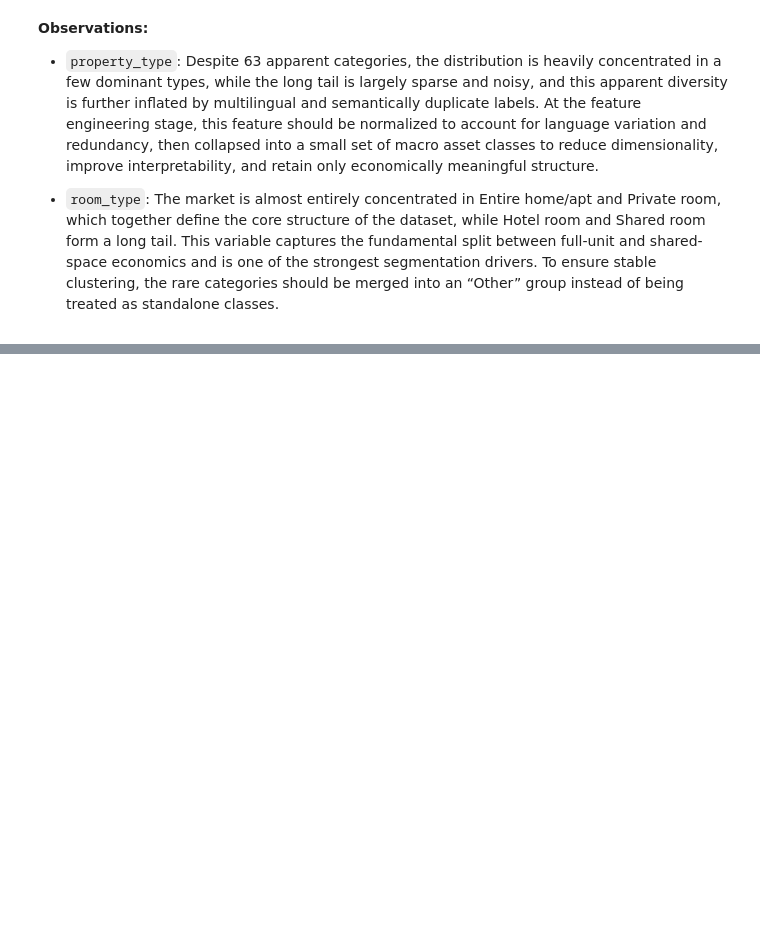
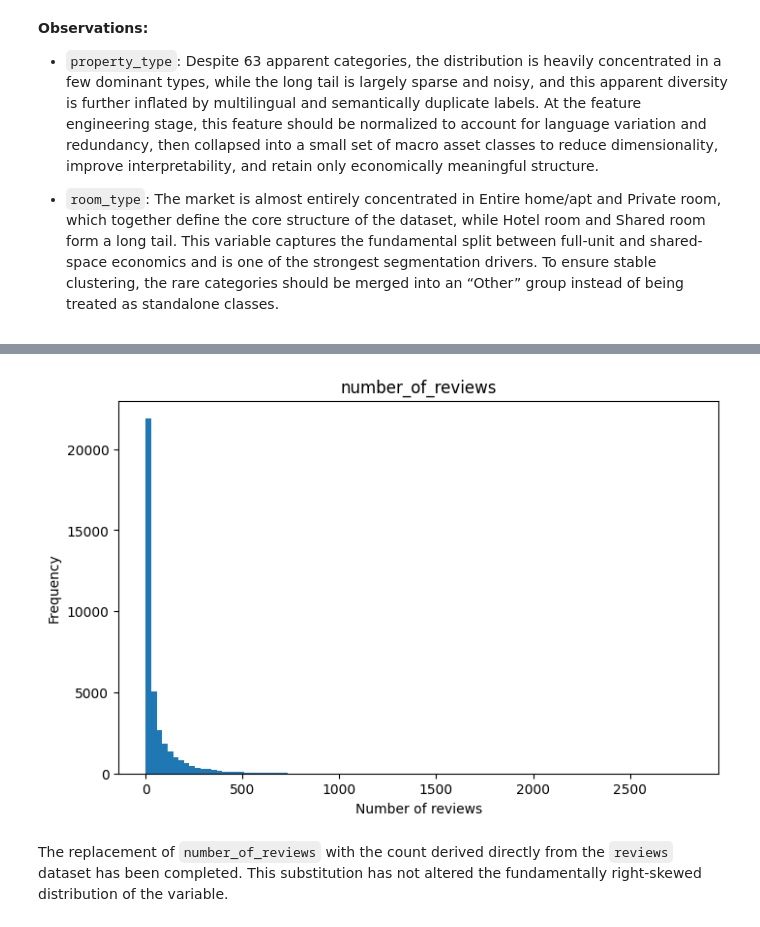
Before and after one commit to pln6/airbnb-market-segmentation-analysis, a Jupyter notebook: notebooks/01_data_cleaning.ipynb, the cells around one changed output, grey strips where cells are left out. Saved outputs shown, nothing was run; the diff lists cells and outputs as text; code cells hidden in the pictures; blank space fills up the shorter version.

Commit message:
feat: validate review counts and update listings_cleaned dataframe

```diff
--- a/notebooks/01_data_cleaning.ipynb
+++ b/notebooks/01_data_cleaning.ipynb
@@ -1560,0 +1588,14 @@ plt.show()
+# %%
+# check the missing listing_id in the reviews dataframe
+
+reviews_count_df = reviews_cleaned['listing_id'].value_counts().reset_index()
+reviews_count_df.columns = ['id', 'actual_review_count']
+
+test_df = listings_cleaned[['id']].merge(reviews_count_df, on='id', how='left')
+
+missing_pct = test_df['actual_review_count'].isna().mean() * 100
+
+original_zeros_pct = (listings_cleaned['number_of_reviews'] == 0).mean() * 100
+
+print(f"Percentage of missing values in test merge: {missing_pct:.2f}%")
+print(f"Percentage of listings with 0 reviews in original dataset: {original_zeros_pct:.2f}%")
@@ -1560,0 +1620,6 @@ plt.show()
+# %%
+# replace the number_od_reviews column in the listings dataframe with the actual number od reviews for listing_ids
+
+test_df['actual_review_count'] = test_df['actual_review_count'].fillna(0).astype(int)
+
+listings_cleaned['number_of_reviews'] = test_df['actual_review_count']
@@ -1560,0 +1631,11 @@ plt.show()
+# %%
+plt.figure(figsize=(8,5))
+plt.hist(listings_cleaned['number_of_reviews'].dropna(), bins=100)
+plt.title('number_of_reviews')
+plt.xlabel('Number of reviews')
+plt.ylabel('Frequency')
+plt.show()
+# %% [output]
+[figure, added]
+# %% [markdown]
+The replacement of `number_of_reviews` with the count derived directly from the `reviews` dataset has been completed. This substitution has not altered the fundamentally right-skewed distribution of the variable.
```
Also changed, not shown: parts of 6 cells of this notebook.
